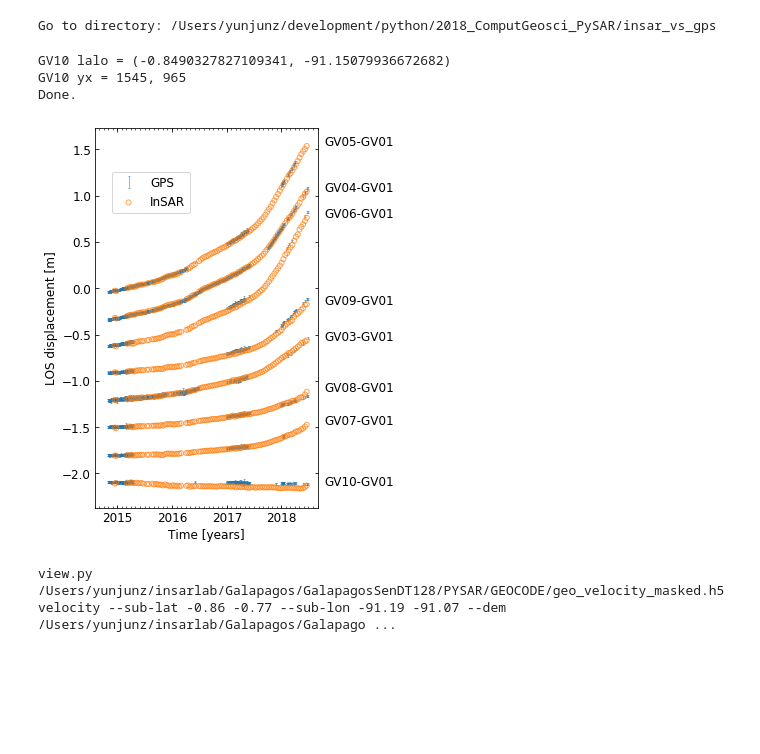
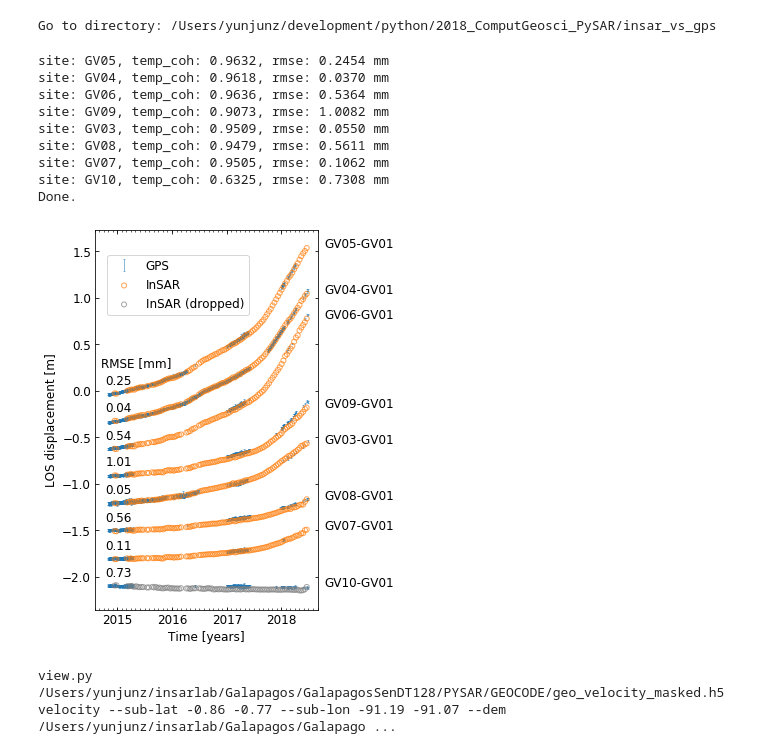
Before and after one commit to geodesymiami/Yunjun_et_al-2019-MintPy, a Jupyter notebook: insar_vs_gps.ipynb, the cells around one changed output. Cells and saved outputs as stored; diff of their text form; code cells hidden in the pictures; blank space fills up the shorter version.

Commit message:
update insar_vs_gps

```diff
--- a/insar_vs_gps.ipynb
+++ b/insar_vs_gps.ipynb
@@ -120,43 +154,47 @@ Go to directory: /Users/yunjunz/development/python/2018_ComputGeosci_PySAR/insar
 # %%
 ## Plot Displacement Time-series from InSAR and GPS
 gps_sites = ['GV05', 'GV04', 'GV06', 'GV09', 'GV03', 'GV08', 'GV07', 'GV01', 'GV10']
 
 if site_r in gps_sites:
     gps_sites.remove(site_r)
 offset = 0.3
 
 fig, ax = plt.subplots(figsize=(4, 7))
 for i in range(len(gps_sites)):
-    (gps_times,
-     gps_dis,
-     gps_std,
-     pysar_times,
-     pysar_dis) = read_timeseries(site=gps_sites[i], site_r=site_r)[0:5]
+    (gps_data,
+     insar_data,
+     dis_rmse) = read_timeseries(site=gps_sites[i], site_r=site_r)
 
     if pysar_dis is not None:
-        ax = plot_timeseries(ax, gps_sites[i],
-                             gps_times, gps_dis, gps_std,
-                             pysar_times, pysar_dis,
-                             site_r=site_r,
-                             offset=offset * i)
+        ax = plot_timeseries(ax, gps_sites[i], gps_data, insar_data, dis_rmse,
+                             site_r=site_r, offset=offset * i)
 
 ax = pp.auto_adjust_xaxis_date(ax, ts_obj.yearList)[0]
 ax.set_xlabel('Time [years]', fontsize=font_size)
 ax.set_ylabel('LOS displacement [m]', fontsize=font_size)
 ax.tick_params(which='both', direction='in', labelsize=font_size,
                bottom=True, top=True, left=True, right=True)
+ax.annotate('RMSE [mm]', xy=(0.03, 0.64), xycoords='axes fraction', fontsize=font_size, color='k')
+
 handles, labels = ax.get_legend_handles_labels()
-ax.legend([handles[-1], handles[0]], [labels[-1], labels[0]],
-          loc='upper left', bbox_to_anchor=(0.05, 0.9), fontsize=font_size)
+ax.legend([handles[-1], handles[0], handles[int(len(handles)/2-1)]],
+          ['GPS', 'InSAR', 'InSAR (dropped)'],
+          loc='upper left', bbox_to_anchor=(0.03, 0.95), fontsize=font_size)
 print('Done.')
 
-plt.savefig('insar_vs_gps_point_ts_{}.jpg'.format(site_r), bbox_inches='tight', transparent=True, dpi=fig_dpi)
+#plt.savefig('insar_vs_gps_point_ts_{}.jpg'.format(site_r), bbox_inches='tight', transparent=True, dpi=fig_dpi)
 plt.show()
 # %% [output]
-GV10 lalo = (-0.8490327827109341, -91.15079936672682)
-GV10 yx = 1545, 965
+site: GV05, temp_coh: 0.9632, rmse: 0.2454 mm
+site: GV04, temp_coh: 0.9618, rmse: 0.0370 mm
+site: GV06, temp_coh: 0.9636, rmse: 0.5364 mm
+site: GV09, temp_coh: 0.9073, rmse: 1.0082 mm
+site: GV03, temp_coh: 0.9509, rmse: 0.0550 mm
+site: GV08, temp_coh: 0.9479, rmse: 0.5611 mm
+site: GV07, temp_coh: 0.9505, rmse: 0.1062 mm
+site: GV10, temp_coh: 0.6325, rmse: 0.7308 mm
 Done.
-[figure, old version]
+[figure, new version]
 # %%
 ## map inset to show InSAR velocity field with GPS location on Sierra Negra
 pysar_dir = '/Users/yunjunz/insarlab/Galapagos/GalapagosSenDT128/PYSAR/GEOCODE'
```
Also changed, not shown: parts of 3 cells of this notebook, 2 other files.
